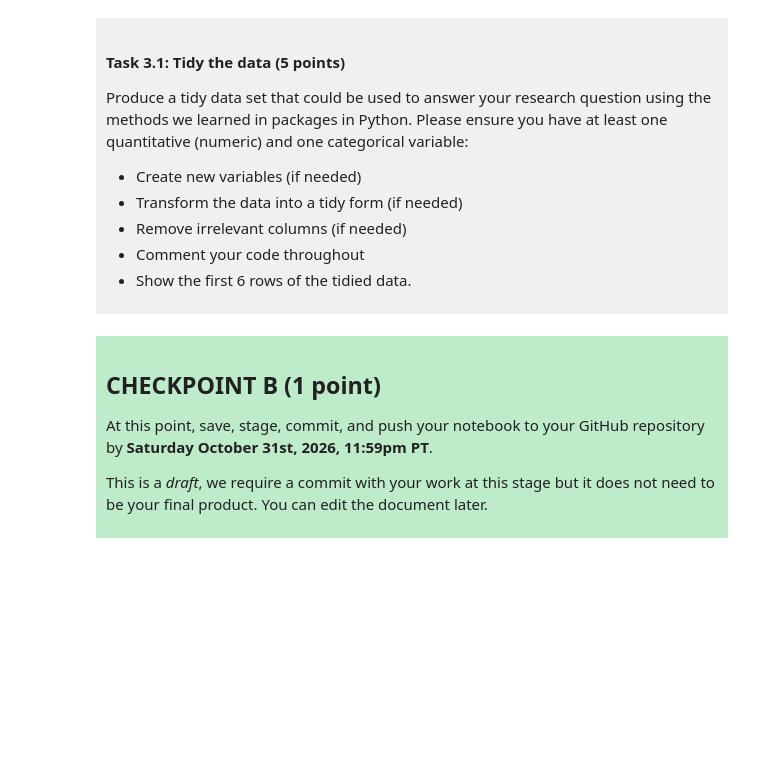
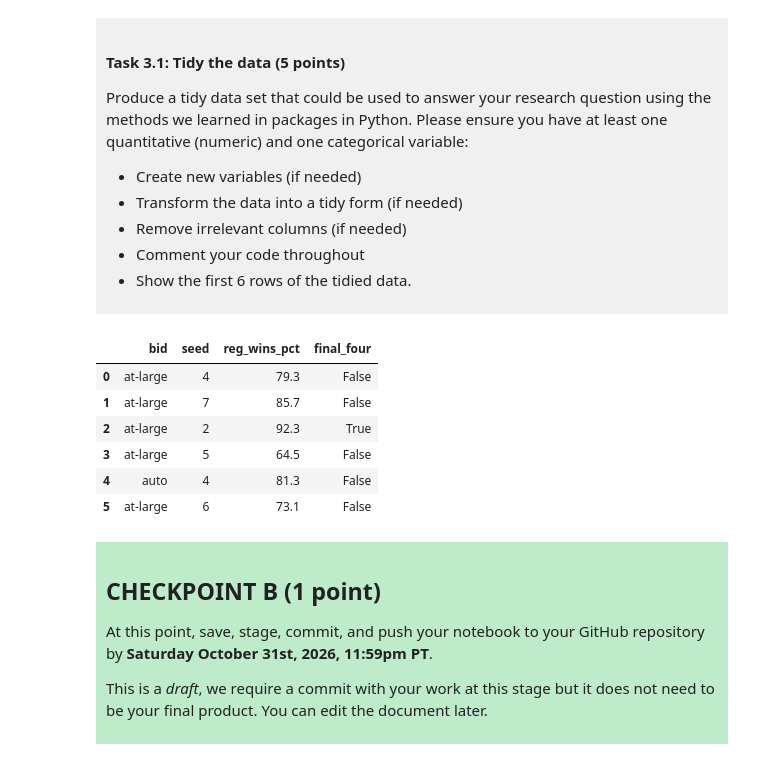
Before and after one commit to 7chiangr/dsci-100-project-ryan, a Jupyter notebook: dsci-100-project-notebook.ipynb, the cells around one changed output. Drawn from its saved outputs; the diff is of its cells as text; code cells hidden in the pictures; blank space fills up the shorter version.

```diff
--- a/dsci-100-project-notebook.ipynb
+++ b/dsci-100-project-notebook.ipynb
@@ -188,6 +199,37 @@ Produce a tidy data set that could be used to answer your research question usin
 </div>
 # %%
 ### EDIT THIS CODE CELL ###
+
+#only keeping the columns needed for the research question
+tidy_wmm = wmm_data[['bid', 'seed', 'reg_wins_pct', 'tourney_finish']]
+
+#created a dictionary to convert the final placement on the tournament into boolean
+#second_round_loss began showing up starting from 1986
+final_four = {
+    'first_round_loss': False,
+    'second_round_loss': False,
+    'top_16_loss': False,
+    'top_8_loss': False,
+    'top_4_loss': True,
+    'top_2_loss': True,
+    'champ': True,
+}
+#converting the final placement in the tournament into boolean to identify whether they made it to semifinal or not
+tidy_wmm = tidy_wmm.replace({'tourney_finish': final_four})
+
+#renamed column from tourney_finish to final_four
+tidy_wmm = tidy_wmm.rename(columns={'tourney_finish': 'final_four'})
+
+#only the first 6 rows of the tidied data will be printed
+tidy_wmm.head(6)
+# %% [output]
+|  | bid | seed | reg_wins_pct | final_four |
+| 0 | at-large | 4 | 79.3 | False |
+| 1 | at-large | 7 | 85.7 | False |
+| 2 | at-large | 2 | 92.3 | True |
+| 3 | at-large | 5 | 64.5 | False |
+| 4 | auto | 4 | 81.3 | False |
+| 5 | at-large | 6 | 73.1 | False |
 # %% [markdown]
 <div style="background-color: #beebca; padding: 10px;">
 
```
Also changed, not shown: parts of 3 cells of this notebook.
